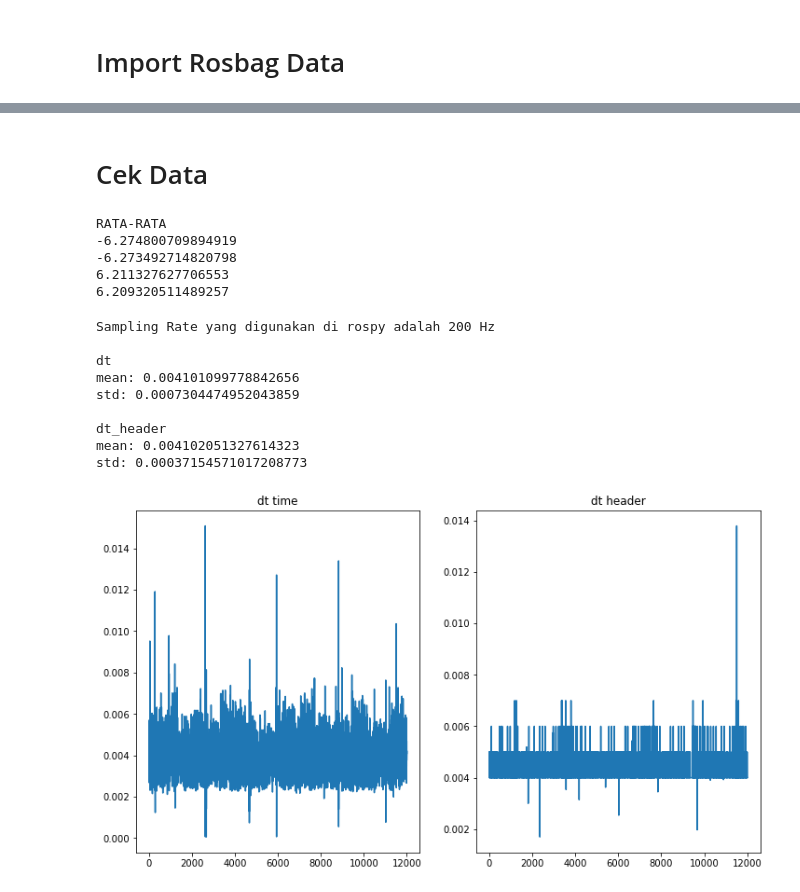
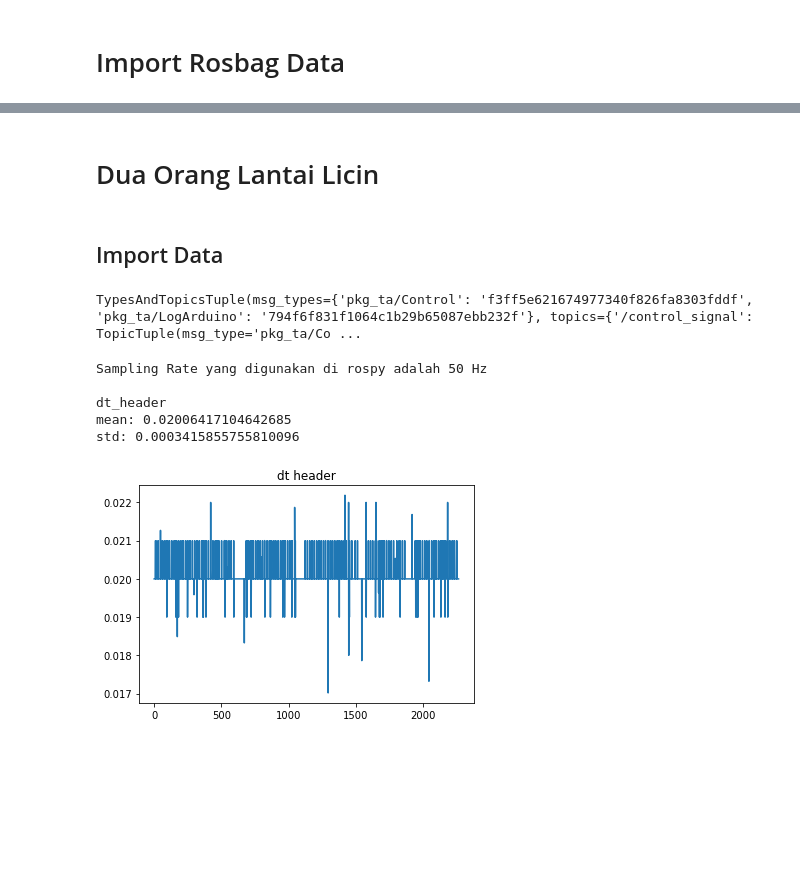
Before and after one commit to fadamsyah/final-project, a Jupyter notebook: Steering Angle/steering_angle_calibration.ipynb, the cells around one changed output, grey strips where cells are left out. Cells and saved outputs as stored; diff of their text form; code cells hidden in the pictures; blank space fills up the shorter version.

Commit message:
Analyze and visualize the movement of steering angle.

```diff
--- a/Steering Angle/steering_angle_calibration.ipynb
+++ b/Steering Angle/steering_angle_calibration.ipynb
@@ -26,7 +60,7 @@ list_steering_delta = []
 list_steering_angle = []
 list_steering_absolute_encoder = []
 
-for topic, msg, t in bag.read_messages(topics=['/logging_steering']):
+for topic, msg, t in bag.read_messages(topics=['/logging_arduino']):
     list_topic.append(topic)
     list_msg.append(msg)
     list_t.append(t.secs + t.nsecs/1e9)
@@ -39,16 +73,17 @@ for topic, msg, t in bag.read_messages(topics=['/logging_steering']):
 
 list_t = np.array(list_t)
 list_t -= list_t[0]
-list_t_header = np.array(list_t_header)
-list_t_header -= list_t_header[0]
+list_t_header_1 = np.array(list_t_header)
+list_t_header_1 -= list_t_header_1[0]
 
 dt = list_t[1:] - list_t[:-1]
-dt_header = list_t_header[1:] - list_t_header[:-1]
+dt_header_1 = list_t_header_1[1:] - list_t_header_1[:-1]
 
-t_filtered = savgol_filter(np.array(list_t), 101, 3)
-t_header_filtered = savgol_filter(np.array(list_t_header), 101, 3)
+#t_filtered = savgol_filter(np.array(list_t), 101, 3)
+#t_header_filtered_1 = savgol_filter(np.array(list_t_header), 101, 3)
 
-steering_delta = savgol_filter(np.array(list_steering_delta), 101, 3)
-steering_angle = savgol_filter(np.array(list_steering_angle), 101, 3)
-w_filtered = savgol_filter(np.gradient(steering_angle, t_filtered), 101, 3)
-w_filtered_header = savgol_filter(np.gradient(steering_angle, t_header_filtered), 101, 3)
+steering_setpoint_1 = np.array(list_steering_setpoint)
+steering_delta_1 = savgol_filter(np.array(list_steering_delta), 101, 3)
+steering_angle_1 = savgol_filter(np.array(list_steering_angle), 101, 3)
+#w_filtered = savgol_filter(np.gradient(steering_angle, t_filtered), 101, 3)
+w_filtered_header_1 = savgol_filter(np.gradient(steering_angle_1, list_t_header_1), 101, 3)
@@ -55,16 +116,9 @@ w_filtered_header = savgol_filter(np.gradient(steering_angle, t_header_filtered)
+# %% [markdown]
+# Dua Orang Lantai Licin
 # %% [markdown]
-# Cek Data
+## Import Data
-# %%
-print("RATA-RATA")
-pos = [2700, 4600]
-print((steering_angle[pos[1]] - steering_angle[pos[0]]) / (list_t[pos[1]] - list_t[pos[0]]))
-print((steering_angle[pos[1]] - steering_angle[pos[0]]) / (list_t_header[pos[1]] - list_t_header[pos[0]]))
-pos = [6300, 7900]
-print((steering_angle[pos[1]] - steering_angle[pos[0]]) / (list_t[pos[1]] - list_t[pos[0]]))
-print((steering_angle[pos[1]] - steering_angle[pos[0]]) / (list_t_header[pos[1]] - list_t_header[pos[0]]))
-# %% [output]
-RATA-RATA
--6.274800709894919
--6.273492714820798
-6.211327627706553
-6.209320511489257
+# %%
+bag = rosbag.Bag('log_steer_dua_orang_lantai_licin_2020-08-12-20-06-32.bag')
+bag.get_type_and_topic_info()
+# %% [output]
+TypesAndTopicsTuple(msg_types={'pkg_ta/Control': 'f3ff5e621674977340f826fa8303fddf', 'pkg_ta/LogArduino': '794f6f831f1064c1b29b65087ebb232f'}, topics={'/control_signal': TopicTuple(msg_type='pkg_ta/Co ...
@@ -71,30 +163,17 @@ RATA-RATA
 # %%
-print('Sampling Rate yang digunakan di rospy adalah 200 Hz\n')
-print('dt')
-print('mean: {}'.format(np.mean(dt)))
-print('std: {}'.format(np.std(dt)))
-print('\ndt_header')
-print('mean: {}'.format(np.mean(dt_header)))
-print('std: {}'.format(np.std(dt_header)))
+print('Sampling Rate yang digunakan di rospy adalah 50 Hz\n')
+print('dt_header')
+print('mean: {}'.format(np.mean(dt_header_2)))
+print('std: {}'.format(np.std(dt_header_2)))
 print('')
 
-scale = 0.75
-plt.figure(figsize=(16*scale, 9*scale))
-plt.subplot(1,2,1)
-plt.plot(dt)
-plt.title("dt time")
-plt.subplot(1,2,2)
-plt.plot(dt_header)
+plt.plot(dt_header_2)
 plt.title("dt header")
 plt.show()
 # %% [output]
-Sampling Rate yang digunakan di rospy adalah 200 Hz
-
-dt
-mean: 0.004101099778842656
-std: 0.0007304474952043859
+Sampling Rate yang digunakan di rospy adalah 50 Hz
 
 dt_header
-mean: 0.004102051327614323
-std: 0.00037154571017208773
+mean: 0.02006417104642685
+std: 0.0003415855755810096
-[figure, old version]
+[figure, new version]
```
Also changed, not shown: parts of 19 cells of this notebook, 3 other files.
